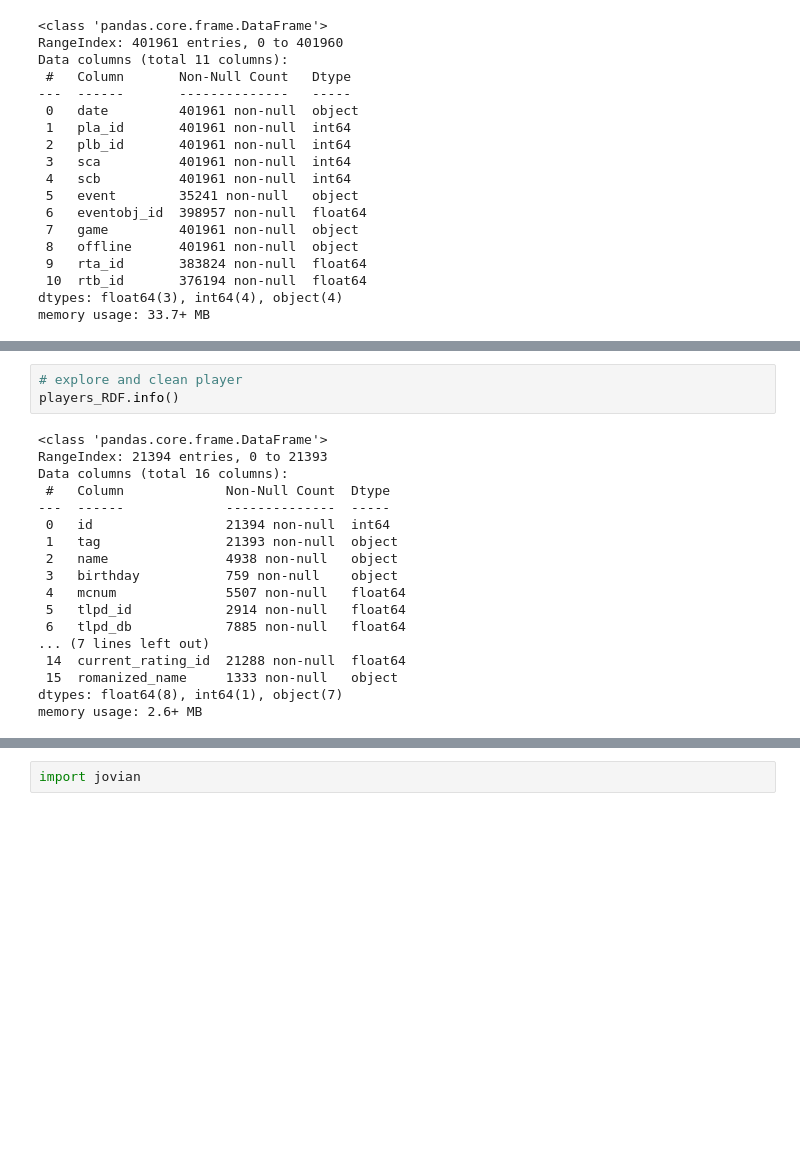
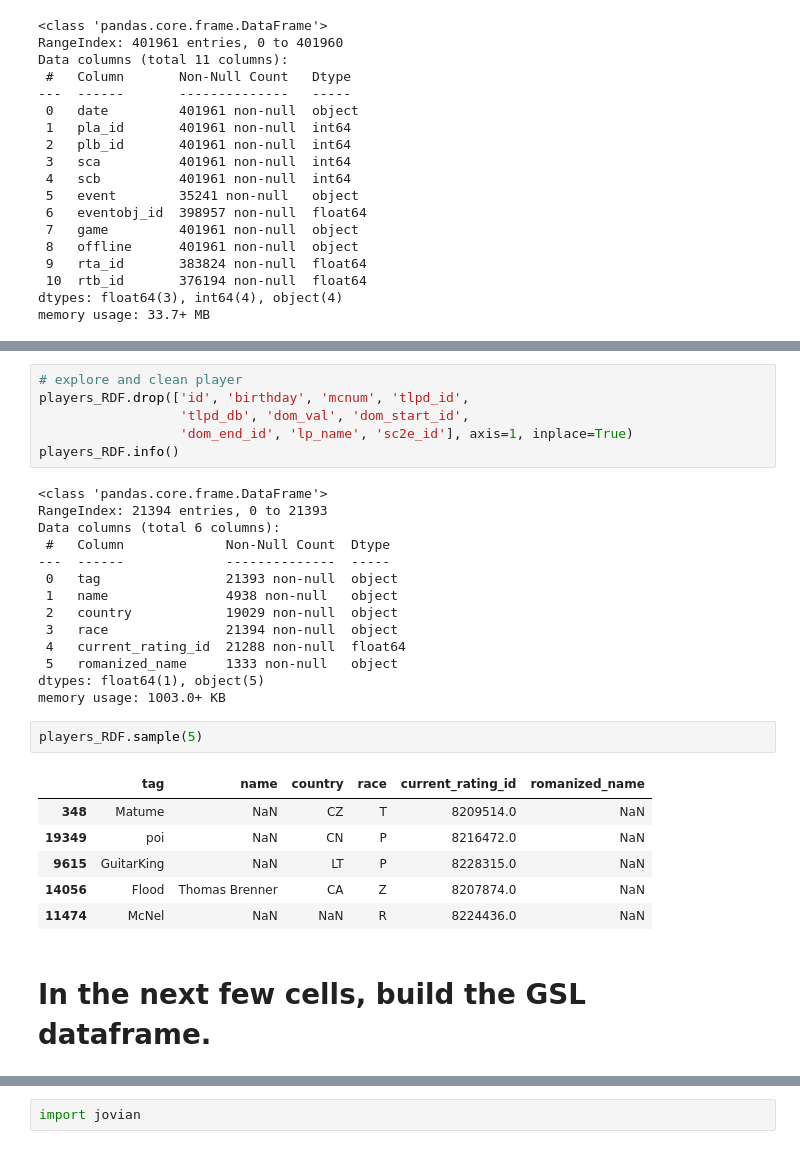
Before and after one commit to Zoibderg/GSL2022-S1-CodeS, a Jupyter notebook: gsl-season-one-code-s.ipynb, the cells around one changed output, grey strips where cells are left out. Saved outputs shown, nothing was run; the diff lists cells and outputs as text; blank space fills up the shorter version.

Commit message:
got through good chunk of data prep

```diff
--- a/gsl-season-one-code-s.ipynb
+++ b/gsl-season-one-code-s.ipynb
@@ -142,21 +143,31 @@ matches_RDF.sample(5)
 # %%
 # explore and clean player
+players_RDF.drop(['id', 'birthday', 'mcnum', 'tlpd_id',
+                  'tlpd_db', 'dom_val', 'dom_start_id',
+                  'dom_end_id', 'lp_name', 'sc2e_id'], axis=1, inplace=True)
 players_RDF.info()
 # %% [output]
 <class 'pandas.core.frame.DataFrame'>
 RangeIndex: 21394 entries, 0 to 21393
-Data columns (total 16 columns):
+Data columns (total 6 columns):
  #   Column             Non-Null Count  Dtype
 ---  ------             --------------  -----
- 0   id                 21394 non-null  int64
- 1   tag                21393 non-null  object
- 2   name               4938 non-null   object
- 3   birthday           759 non-null    object
- 4   mcnum              5507 non-null   float64
- 5   tlpd_id            2914 non-null   float64
- 6   tlpd_db            7885 non-null   float64
-... (7 lines left out)
- 14  current_rating_id  21288 non-null  float64
- 15  romanized_name     1333 non-null   object
-dtypes: float64(8), int64(1), object(7)
-memory usage: 2.6+ MB
+ 0   tag                21393 non-null  object
+ 1   name               4938 non-null   object
+ 2   country            19029 non-null  object
+ 3   race               21394 non-null  object
+ 4   current_rating_id  21288 non-null  float64
+ 5   romanized_name     1333 non-null   object
+dtypes: float64(1), object(5)
+memory usage: 1003.0+ KB
+# %%
+players_RDF.sample(5)
+# %% [output]
+|  | tag | name | country | race | current_rating_id | romanized_name |
+| 348 | Matume | NaN | CZ | T | 8209514.0 | NaN |
+| 19349 | poi | NaN | CN | P | 8216472.0 | NaN |
+| 9615 | GuitarKing | NaN | LT | P | 8228315.0 | NaN |
+| 14056 | Flood | Thomas Brenner | CA | Z | 8207874.0 | NaN |
+| 11474 | McNel | NaN | NaN | R | 8224436.0 | NaN |
+# %% [markdown]
+# In the next few cells, build the GSL dataframe.
```
Also changed, not shown: parts of 8 cells of this notebook.
